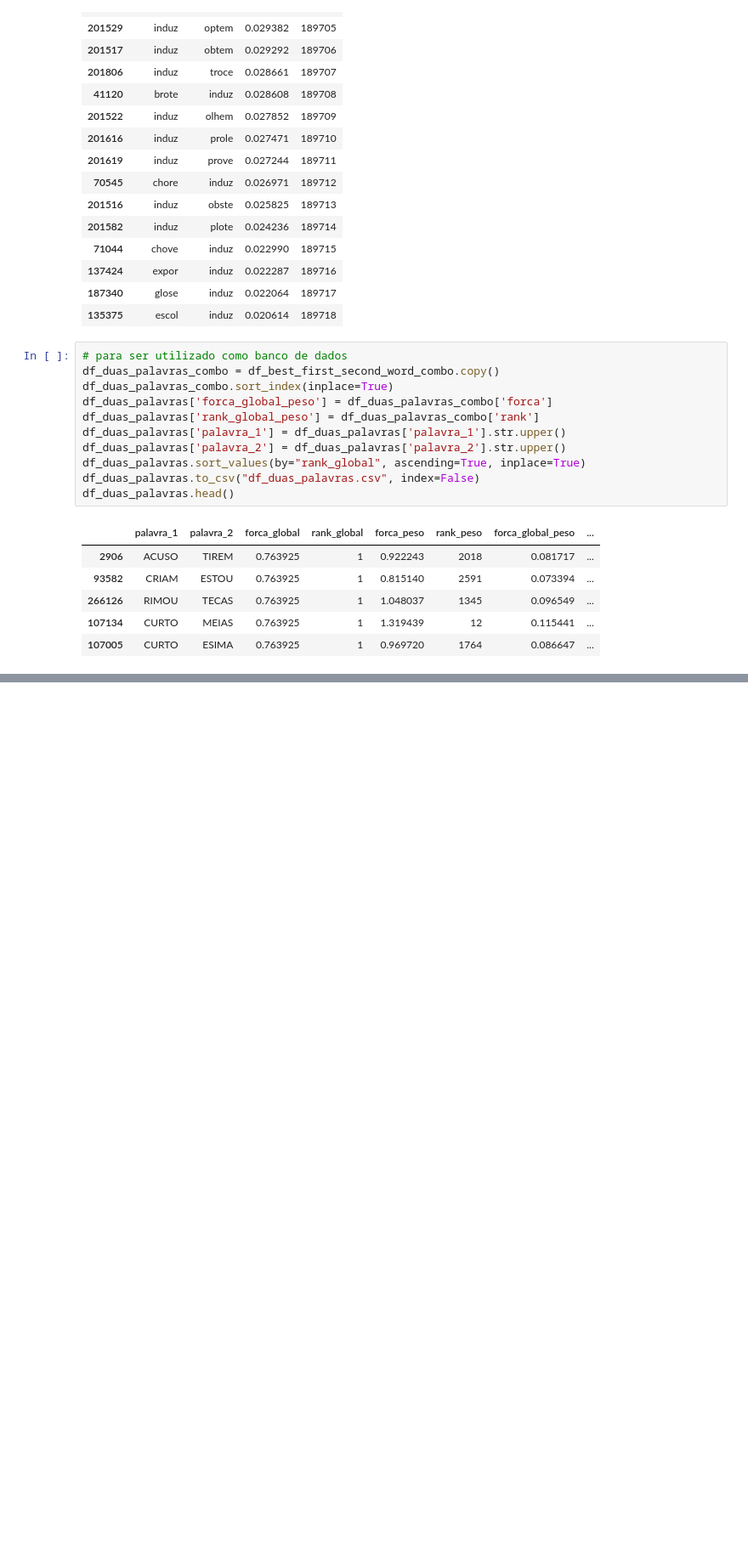
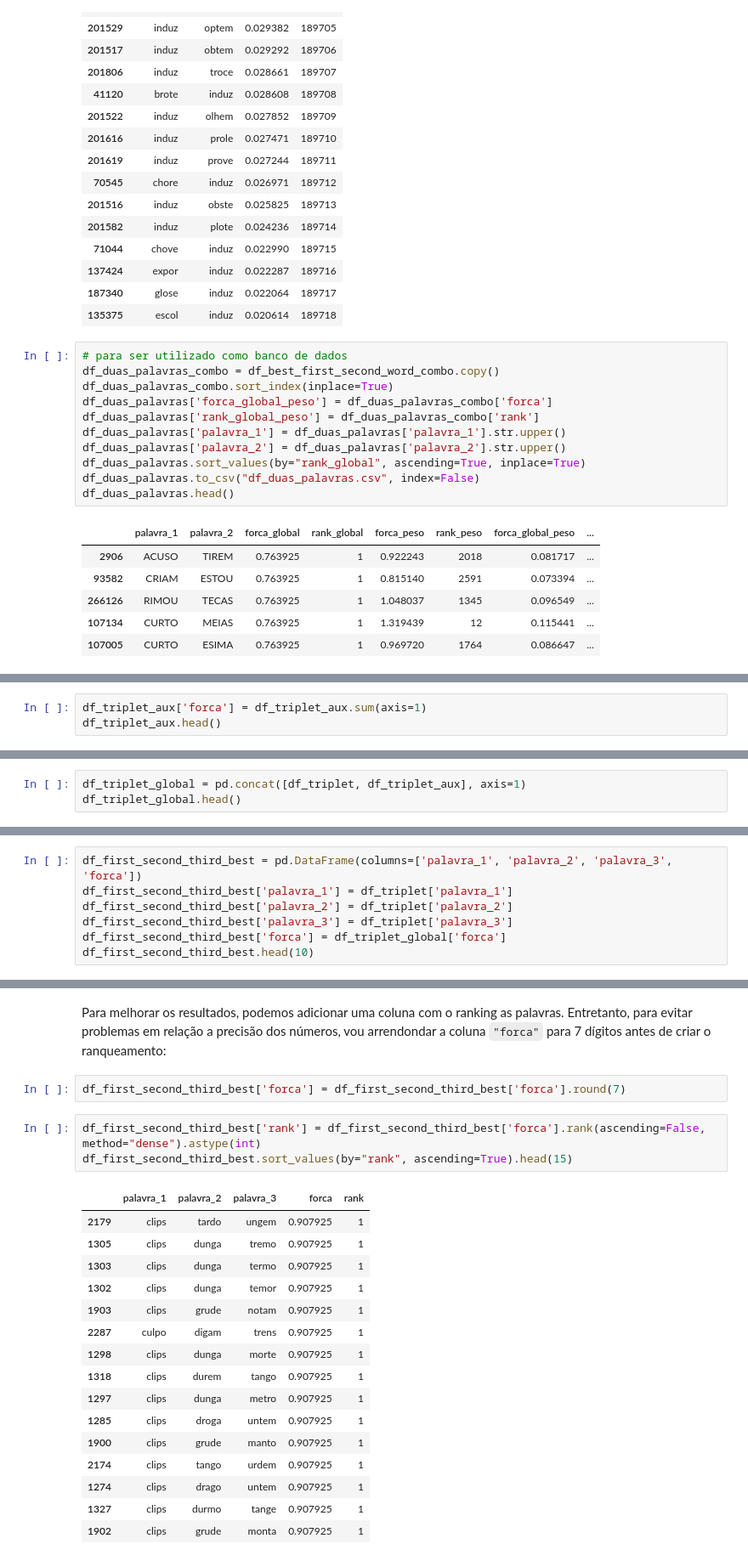
Before and after one commit to andersonmdcanteli/termo, a Jupyter notebook: termo_analysis.ipynb, the cells around one changed output, grey strips where cells are left out. Shown at 85% size. Cells and saved outputs as stored; diff of their text form; blank space fills up the shorter version.

```diff
--- a/termo_analysis.ipynb
+++ b/termo_analysis.ipynb
@@ -1972,0 +2127,3 @@ df_duas_palavras.head()
+# %%
+df_triplet_aux['forca'] = df_triplet_aux.sum(axis=1)
+df_triplet_aux.head()
@@ -1972,0 +2139,3 @@ df_duas_palavras.head()
+# %%
+df_triplet_global = pd.concat([df_triplet, df_triplet_aux], axis=1)
+df_triplet_global.head()
@@ -1972,0 +2152,7 @@ df_duas_palavras.head()
+# %%
+df_first_second_third_best = pd.DataFrame(columns=['palavra_1', 'palavra_2', 'palavra_3', 'forca'])
+df_first_second_third_best['palavra_1'] = df_triplet['palavra_1']
+df_first_second_third_best['palavra_2'] = df_triplet['palavra_2']
+df_first_second_third_best['palavra_3'] = df_triplet['palavra_3']
+df_first_second_third_best['forca'] = df_triplet_global['forca']
+df_first_second_third_best.head(10)
@@ -1972,0 +2171,24 @@ df_duas_palavras.head()
+# %% [markdown]
+Para melhorar os resultados, podemos adicionar uma coluna com o ranking as palavras. Entretanto, para evitar problemas em relação a precisão dos números, vou arrendondar a coluna `"forca"` para 7 dígitos antes de criar o ranqueamento:
+# %%
+df_first_second_third_best['forca'] = df_first_second_third_best['forca'].round(7)
+# %%
+df_first_second_third_best['rank'] = df_first_second_third_best['forca'].rank(ascending=False, method="dense").astype(int)
+df_first_second_third_best.sort_values(by="rank", ascending=True).head(15)
+# %% [output]
+|  | palavra_1 | palavra_2 | palavra_3 | forca | rank |
+| 2179 | clips | tardo | ungem | 0.907925 | 1 |
+| 1305 | clips | dunga | tremo | 0.907925 | 1 |
+| 1303 | clips | dunga | termo | 0.907925 | 1 |
+| 1302 | clips | dunga | temor | 0.907925 | 1 |
+| 1903 | clips | grude | notam | 0.907925 | 1 |
+| 2287 | culpo | digam | trens | 0.907925 | 1 |
+| 1298 | clips | dunga | morte | 0.907925 | 1 |
+| 1318 | clips | durem | tango | 0.907925 | 1 |
+| 1297 | clips | dunga | metro | 0.907925 | 1 |
+| 1285 | clips | droga | untem | 0.907925 | 1 |
+| 1900 | clips | grude | manto | 0.907925 | 1 |
+| 2174 | clips | tango | urdem | 0.907925 | 1 |
+| 1274 | clips | drago | untem | 0.907925 | 1 |
+| 1327 | clips | durmo | tange | 0.907925 | 1 |
+| 1902 | clips | grude | monta | 0.907925 | 1 |
```
Also changed, not shown: parts of 85 cells of this notebook.
